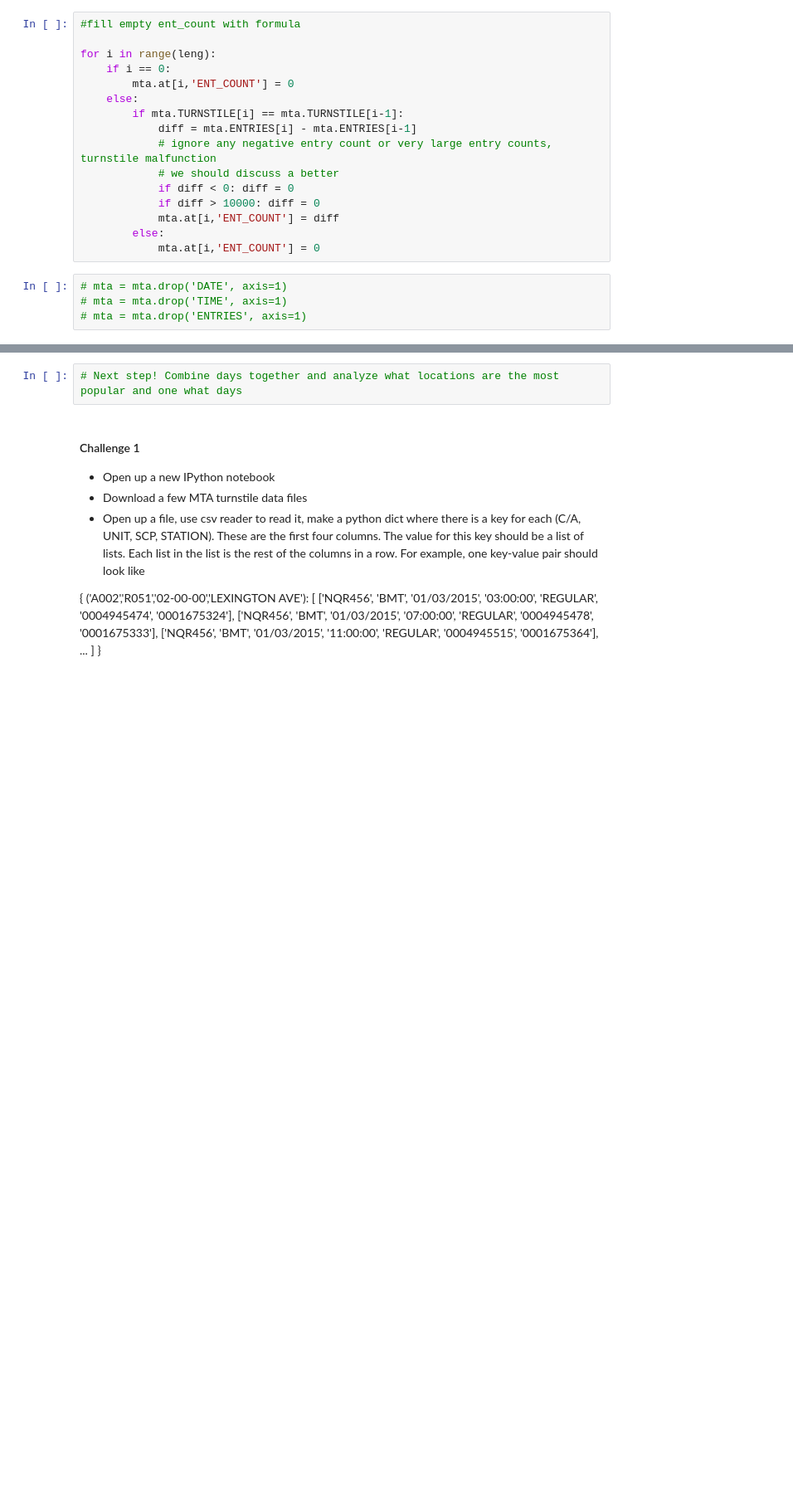
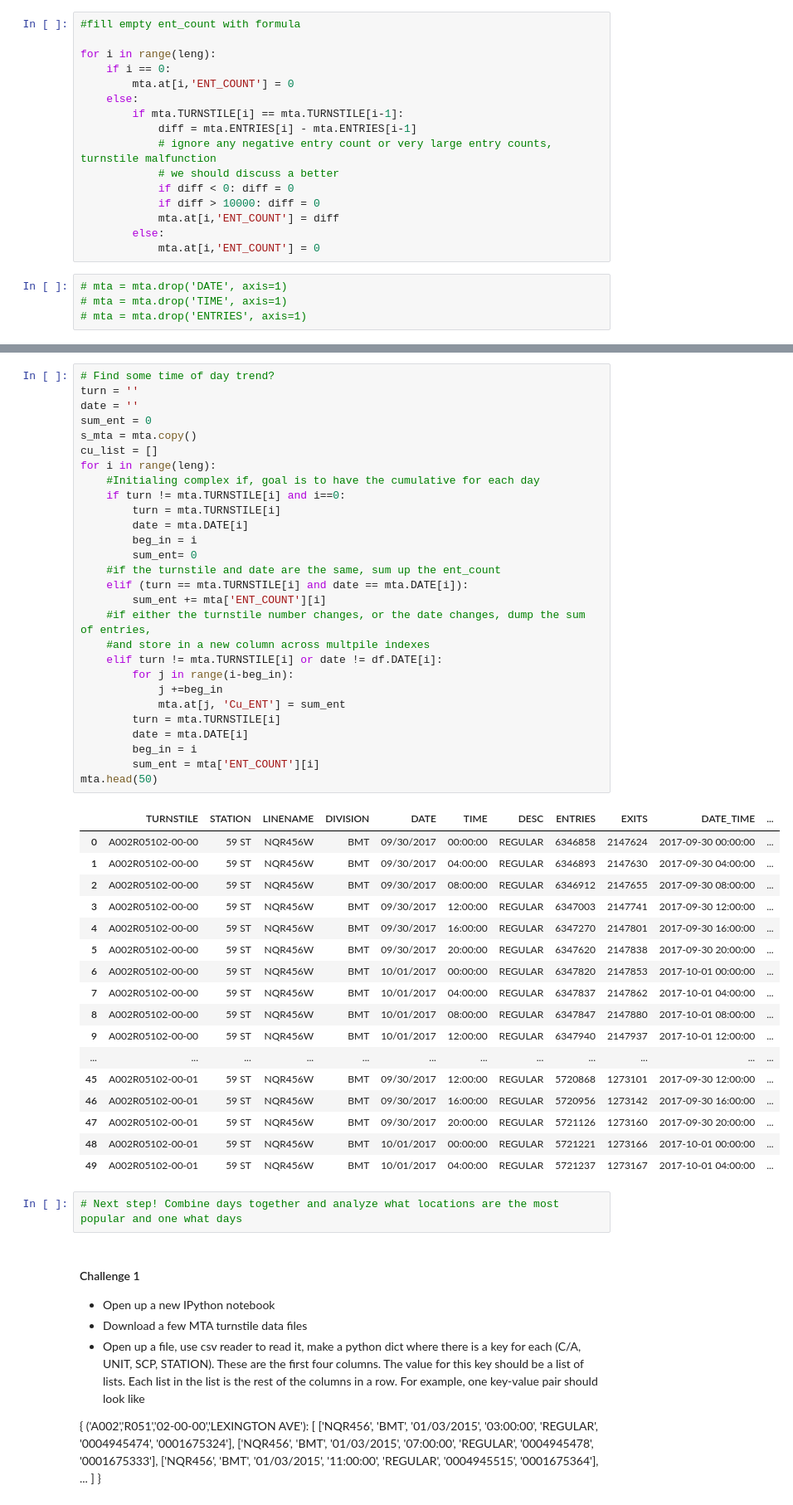
Before and after one commit to djmor12/Metis, a Jupyter notebook: Project Benson/Project 1 - Curneen.ipynb, the cells around one changed output, grey strips where cells are left out. Shown at 83% size. Cells and saved outputs as stored; diff of their text form; blank space fills up the shorter version.

Commit message:
Benson Project
got the cumulative daily entries, woo woo

```diff
--- a/Project Benson/Project 1 - Curneen.ipynb
+++ b/Project Benson/Project 1 - Curneen.ipynb
@@ -121,3 +167,49 @@ mta.describe()
+# %%
+# Find some time of day trend?
+turn = ''
+date = ''
+sum_ent = 0
+s_mta = mta.copy()
+cu_list = []
+for i in range(leng):
+    #Initialing complex if, goal is to have the cumulative for each day
+    if turn != mta.TURNSTILE[i] and i==0:
+        turn = mta.TURNSTILE[i]
+        date = mta.DATE[i]
+        beg_in = i
+        sum_ent= 0
+    #if the turnstile and date are the same, sum up the ent_count
+    elif (turn == mta.TURNSTILE[i] and date == mta.DATE[i]):
+        sum_ent += mta['ENT_COUNT'][i]
+    #if either the turnstile number changes, or the date changes, dump the sum of entries,
+    #and store in a new column across multpile indexes
+    elif turn != mta.TURNSTILE[i] or date != df.DATE[i]:
+        for j in range(i-beg_in):
+            j +=beg_in
+            mta.at[j, 'Cu_ENT'] = sum_ent
+        turn = mta.TURNSTILE[i]
+        date = mta.DATE[i]
+        beg_in = i
+        sum_ent = mta['ENT_COUNT'][i]
+mta.head(50)
+# %% [output]
+|  | TURNSTILE | STATION | LINENAME | DIVISION | DATE | TIME | DESC | ENTRIES | EXITS | DATE_TIME | ... |
+| 0 | A002R05102-00-00 | 59 ST | NQR456W | BMT | 09/30/2017 | 00:00:00 | REGULAR | 6346858 | 2147624 | 2017-09-30 00:00:00 | ... |
+| 1 | A002R05102-00-00 | 59 ST | NQR456W | BMT | 09/30/2017 | 04:00:00 | REGULAR | 6346893 | 2147630 | 2017-09-30 04:00:00 | ... |
+| 2 | A002R05102-00-00 | 59 ST | NQR456W | BMT | 09/30/2017 | 08:00:00 | REGULAR | 6346912 | 2147655 | 2017-09-30 08:00:00 | ... |
+| 3 | A002R05102-00-00 | 59 ST | NQR456W | BMT | 09/30/2017 | 12:00:00 | REGULAR | 6347003 | 2147741 | 2017-09-30 12:00:00 | ... |
+| 4 | A002R05102-00-00 | 59 ST | NQR456W | BMT | 09/30/2017 | 16:00:00 | REGULAR | 6347270 | 2147801 | 2017-09-30 16:00:00 | ... |
+| 5 | A002R05102-00-00 | 59 ST | NQR456W | BMT | 09/30/2017 | 20:00:00 | REGULAR | 6347620 | 2147838 | 2017-09-30 20:00:00 | ... |
+| 6 | A002R05102-00-00 | 59 ST | NQR456W | BMT | 10/01/2017 | 00:00:00 | REGULAR | 6347820 | 2147853 | 2017-10-01 00:00:00 | ... |
+| 7 | A002R05102-00-00 | 59 ST | NQR456W | BMT | 10/01/2017 | 04:00:00 | REGULAR | 6347837 | 2147862 | 2017-10-01 04:00:00 | ... |
+| 8 | A002R05102-00-00 | 59 ST | NQR456W | BMT | 10/01/2017 | 08:00:00 | REGULAR | 6347847 | 2147880 | 2017-10-01 08:00:00 | ... |
+| 9 | A002R05102-00-00 | 59 ST | NQR456W | BMT | 10/01/2017 | 12:00:00 | REGULAR | 6347940 | 2147937 | 2017-10-01 12:00:00 | ... |
+| ... | ... | ... | ... | ... | ... | ... | ... | ... | ... | ... | ... |
+| 45 | A002R05102-00-01 | 59 ST | NQR456W | BMT | 09/30/2017 | 12:00:00 | REGULAR | 5720868 | 1273101 | 2017-09-30 12:00:00 | ... |
+| 46 | A002R05102-00-01 | 59 ST | NQR456W | BMT | 09/30/2017 | 16:00:00 | REGULAR | 5720956 | 1273142 | 2017-09-30 16:00:00 | ... |
+| 47 | A002R05102-00-01 | 59 ST | NQR456W | BMT | 09/30/2017 | 20:00:00 | REGULAR | 5721126 | 1273160 | 2017-09-30 20:00:00 | ... |
+| 48 | A002R05102-00-01 | 59 ST | NQR456W | BMT | 10/01/2017 | 00:00:00 | REGULAR | 5721221 | 1273166 | 2017-10-01 00:00:00 | ... |
+| 49 | A002R05102-00-01 | 59 ST | NQR456W | BMT | 10/01/2017 | 04:00:00 | REGULAR | 5721237 | 1273167 | 2017-10-01 04:00:00 | ... |
 # %%
 # Next step! Combine days together and analyze what locations are the most popular and one what days
 # %% [markdown]
```
Also changed, not shown: parts of 9 cells of this notebook, 2 other files.
